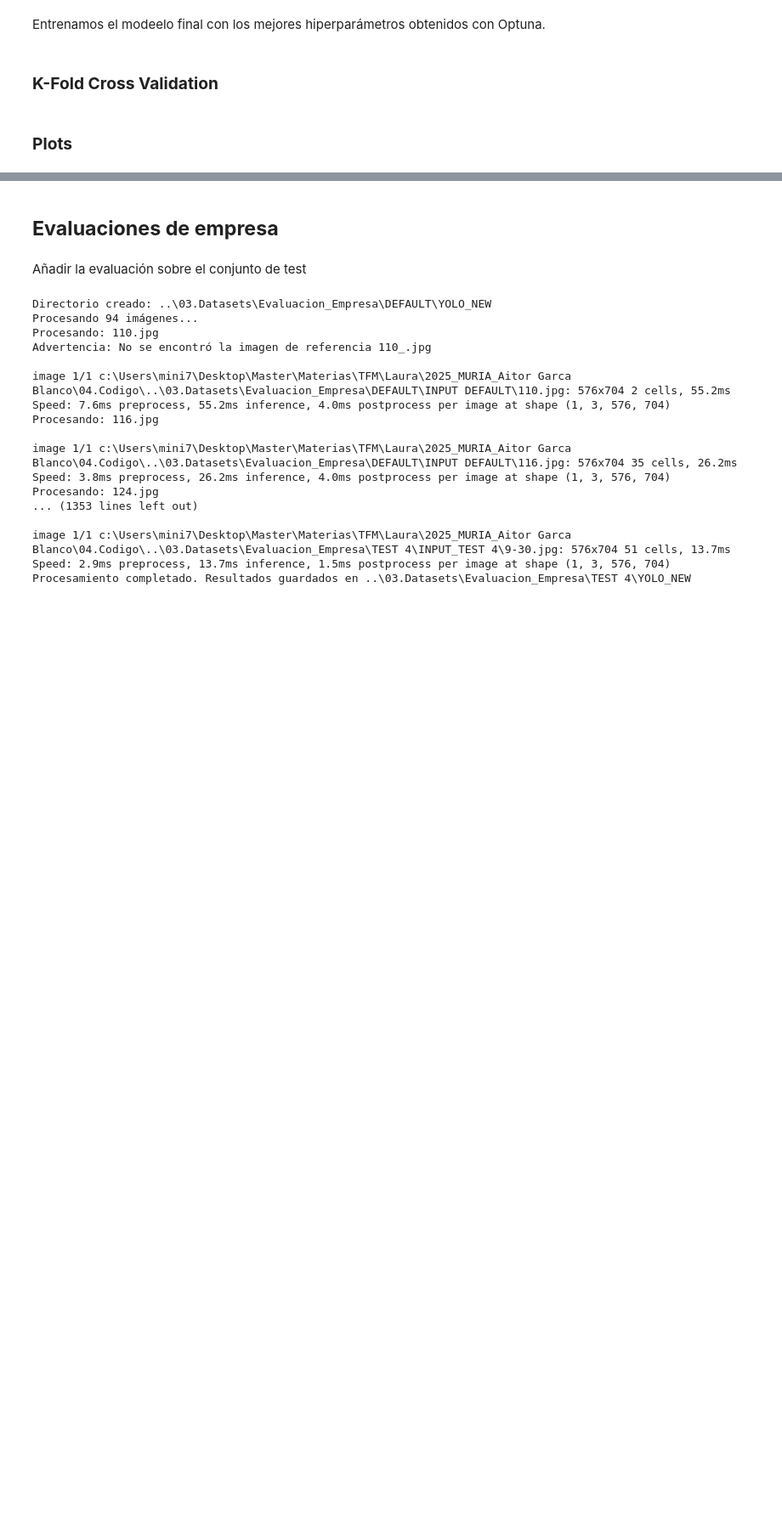
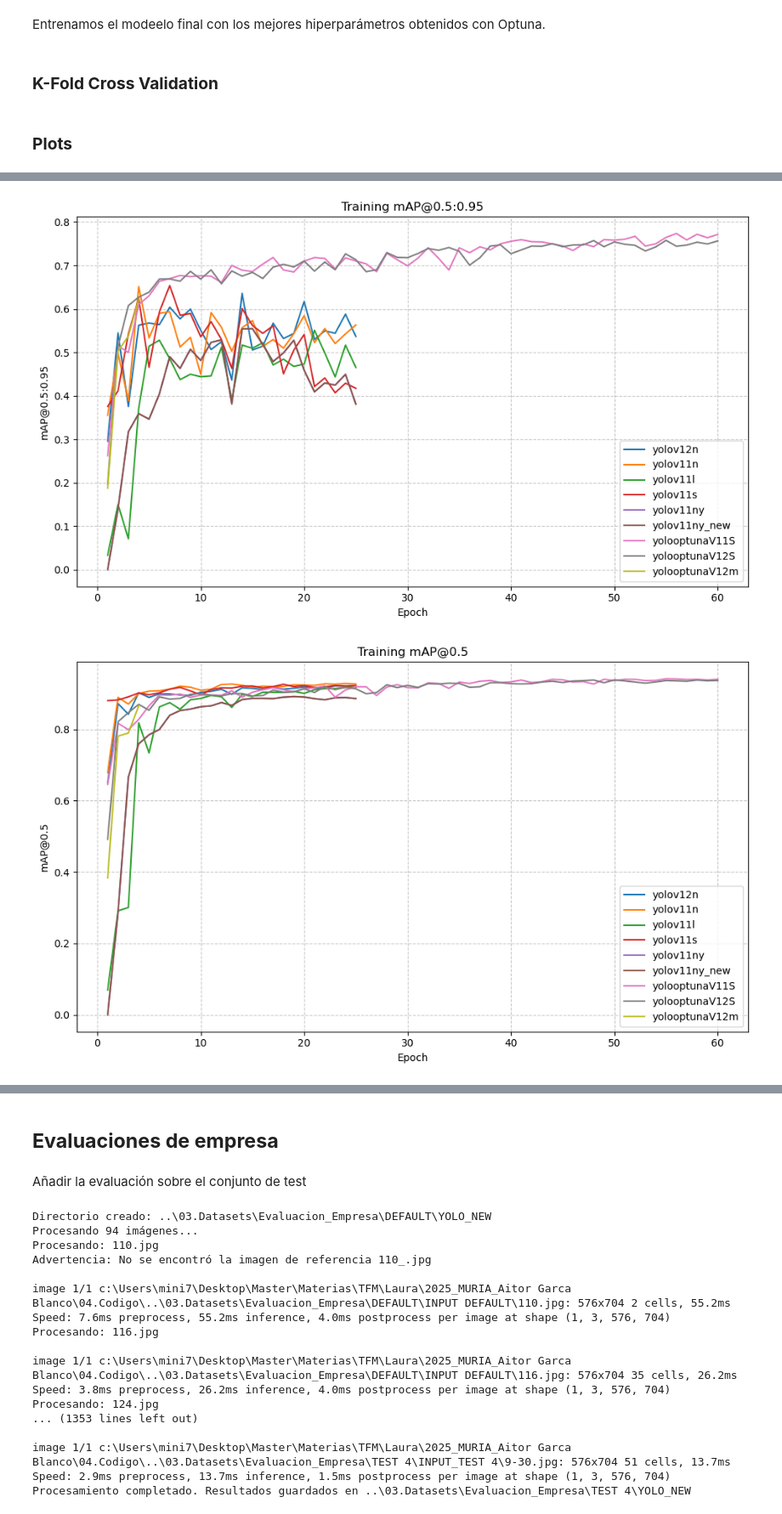
Before and after one commit to AigarciabFabero/TFM, a Jupyter notebook: 04.Codigo/YolovX.ipynb, the cells around one changed output, grey strips where cells are left out. Shown at 85% size. Drawn from its saved outputs; the diff is of its cells as text; code cells hidden in the pictures; blank space fills up the shorter version.

Commit message:
plot_utils.py OK

```diff
--- a/04.Codigo/YolovX.ipynb
+++ b/04.Codigo/YolovX.ipynb
@@ -308,0 +152,15 @@ La figura se ha guardado en: yolo_output/yolo_plots/yolov_training_metrics.png
+# %%
+plots_dir = 'yolo_output/yolo_plots'
+dfs = plot_utils.load_experiment_results(config.results_csv_paths)
+
+plot_utils.create_and_save_individual_plot(dfs, plots_dir,'map50-95', 'metrics/mAP50-95(B)', 'Training mAP@0.5:0.95', 'mAP@0.5:0.95')
+plot_utils.create_and_save_individual_plot(dfs, plots_dir,'map50', 'metrics/mAP50(B)', 'Training mAP@0.5', 'mAP@0.5')
+plot_utils.create_and_save_individual_plot(dfs, plots_dir,'precision', 'metrics/precision(B)', 'Val Precision', 'Precision')
+plot_utils.create_and_save_individual_plot(dfs, plots_dir,'recall', 'metrics/recall(B)', 'Val Recall', 'Recall')
+plot_utils.create_and_save_individual_plot(dfs, plots_dir,'box_loss', ['train/box_loss', 'val/box_loss'],
+                               'Training & Validation Box Loss', 'Box Loss', True, (0, 4))
+plot_utils.create_and_save_individual_plot(dfs, plots_dir,'cls_loss', ['train/cls_loss', 'val/cls_loss'],
+                               'Training & Validation Classification Loss', 'Cls Loss', True, (0, 4))
+# %% [output]
+[figure, added]
+[figure, added]
```
Also changed, not shown: parts of 6 cells of this notebook, 9 other files.
